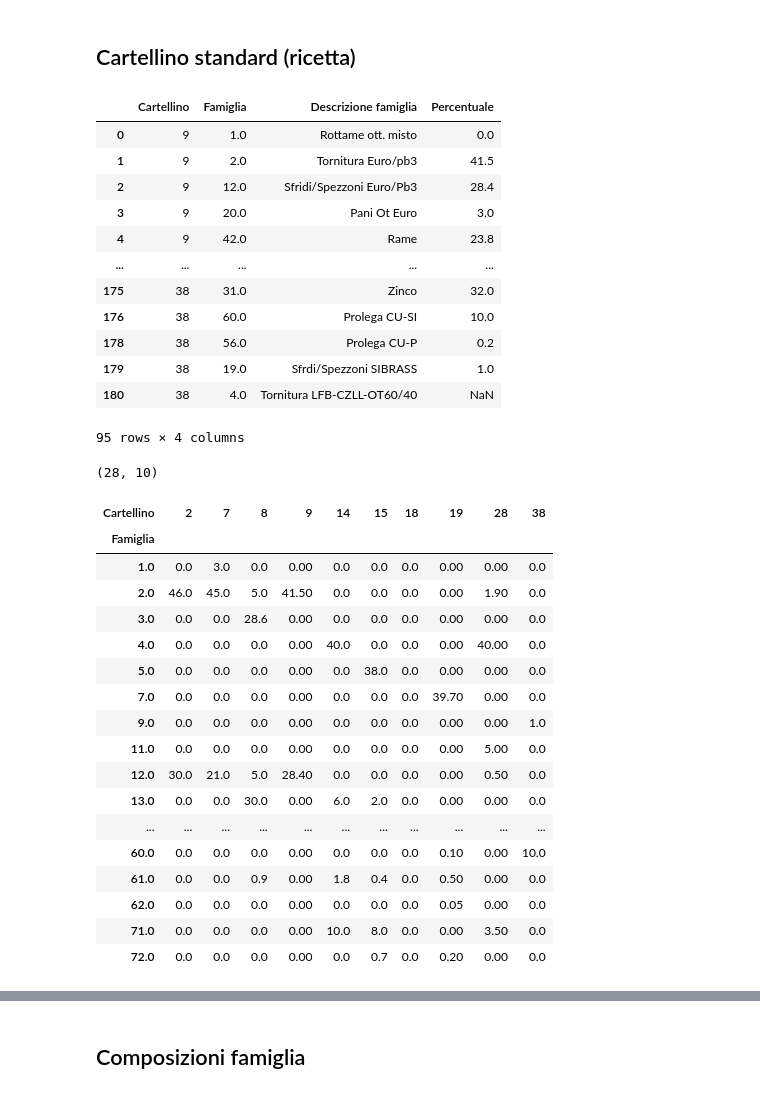
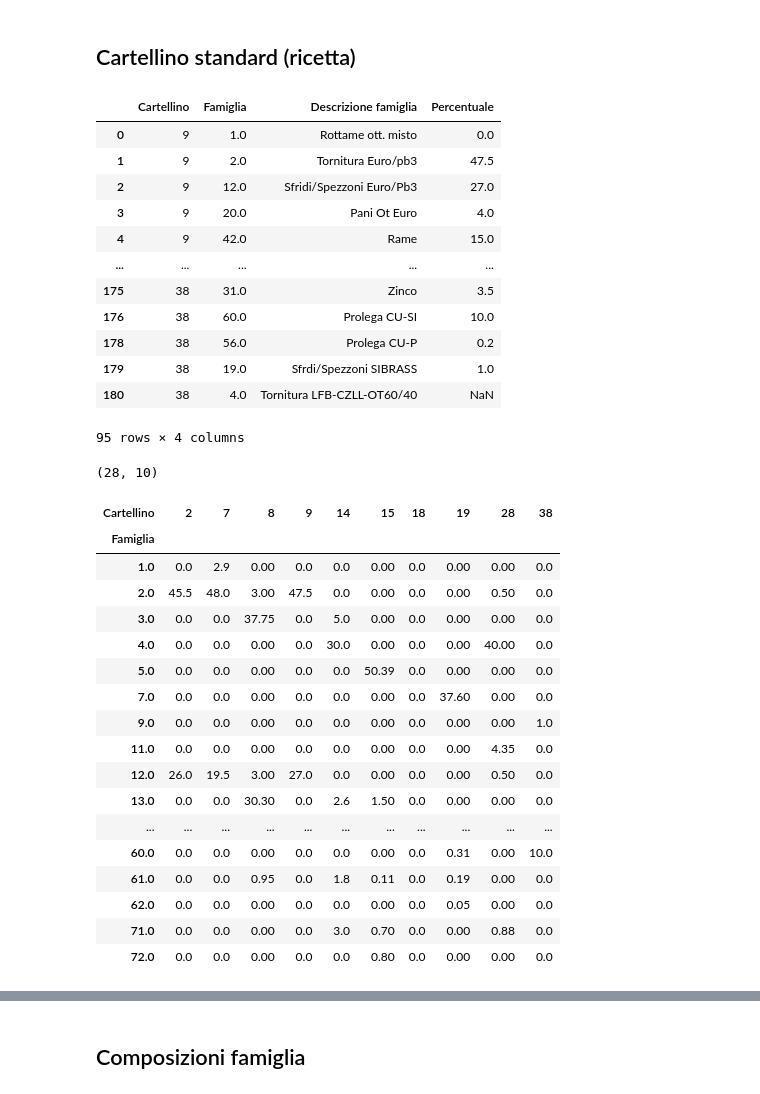
Before and after one commit to PicciMarioRegesta/almag.ottimizzazione-produzione, a Jupyter notebook: importazione.ipynb, the cells around one changed output, grey strips where cells are left out. Cells and saved outputs as stored; diff of their text form; code cells hidden in the pictures.

```diff
--- a/importazione.ipynb
+++ b/importazione.ipynb
@@ -21,5 +21,7 @@ prod_df_raw.head()
 | 3 | BIL04210 | Billette MS Pb2 Diam. 210 | 4 | 9 | 10405.8 |
 | 4 | BIL04330 | Billette MS Pb2 Diam. 330 CW617N | 4 | 9 | 990259.7 |
 # %%
-prod_df = prod_df_raw[['Cartellino', 'Quantita']].groupby('Cartellino').sum().sort_values(['Cartellino']).reset_index()
+prod_df = prod_df_raw[['Cartellino', 'Quantita']].groupby('Cartellino').sum().sort_values(['Cartellino'])
 prod_df
+
+# prod_df.to_clipboard(excel=True,sep='\t',  decimal=',')
@@ -63,5 +53,7 @@ cons_df_raw.head()
 # %%
-cons_df = cons_df_raw[['Famiglia', 'Quantità']].groupby('Famiglia').sum().sort_values(['Quantità']).sort_values(['Famiglia']).reset_index()
+cons_df = cons_df_raw[['Famiglia', 'Quantità']].groupby('Famiglia').sum().sort_values(['Quantità']).sort_values(['Famiglia'])
 cons_df['Quantità'] = cons_df['Quantità']*-1
 cons_df
+
+# cons_df.to_clipboard(excel=True,sep='\t',  decimal=',')
 # %% [output]
@@ -101,22 +93,24 @@ array([1.24738200e+06, 7.45912877e+07, 3.14792787e+06, 1.60764660e+06,
 # %%
 cart_df_raw = pd.read_excel(
     input_filepath,
-    sheet_name="Cartellino Standard"
+    sheet_name="Cartellino STANDARD Partenza",
+    # sheet_name="Cartellino consuntivo",
+    # header=1
 )
 
-cart_df_raw = cart_df_raw[cart_df_raw['Cartellino'].isin(prod_df['Cartellino'])]
-cart_df_raw = cart_df_raw[cart_df_raw['Famiglia'].isin(cons_df['Famiglia'])]
+cart_df_raw = cart_df_raw[cart_df_raw['Cartellino'].isin(prod_df.index)]
+cart_df_raw = cart_df_raw[cart_df_raw['Famiglia'].isin(cons_df.index)]
 
 cart_df_raw
 # %% [output]
 |  | Cartellino | Famiglia | Descrizione famiglia | Percentuale |
 | 0 | 9 | 1.0 | Rottame ott. misto | 0.0 |
-| 1 | 9 | 2.0 | Tornitura Euro/pb3 | 41.5 |
-| 2 | 9 | 12.0 | Sfridi/Spezzoni Euro/Pb3 | 28.4 |
-| 3 | 9 | 20.0 | Pani Ot Euro | 3.0 |
-| 4 | 9 | 42.0 | Rame | 23.8 |
+| 1 | 9 | 2.0 | Tornitura Euro/pb3 | 47.5 |
+| 2 | 9 | 12.0 | Sfridi/Spezzoni Euro/Pb3 | 27.0 |
+| 3 | 9 | 20.0 | Pani Ot Euro | 4.0 |
+| 4 | 9 | 42.0 | Rame | 15.0 |
 | ... | ... | ... | ... | ... |
-| 175 | 38 | 31.0 | Zinco | 32.0 |
+| 175 | 38 | 31.0 | Zinco | 3.5 |
 | 176 | 38 | 60.0 | Prolega CU-SI | 10.0 |
 | 178 | 38 | 56.0 | Prolega CU-P | 0.2 |
 | 179 | 38 | 19.0 | Sfrdi/Spezzoni SIBRASS | 1.0 |
@@ -131,26 +125,28 @@ cart_df = cart_df_raw[['Cartellino', 'Famiglia', 'Percentuale']].reset_index().p
 
 print(cart_df.shape)
 cart_df
+
+# cart_df.to_clipboard(excel=True,sep='\t',  decimal=',')
 # %% [output]
 (28, 10)
 | Cartellino | 2 | 7 | 8 | 9 | 14 | 15 | 18 | 19 | 28 | 38 |
 | Famiglia |  |  |  |  |  |  |  |  |  |  |
-| 1.0 | 0.0 | 3.0 | 0.0 | 0.00 | 0.0 | 0.0 | 0.0 | 0.00 | 0.00 | 0.0 |
-| 2.0 | 46.0 | 45.0 | 5.0 | 41.50 | 0.0 | 0.0 | 0.0 | 0.00 | 1.90 | 0.0 |
-| 3.0 | 0.0 | 0.0 | 28.6 | 0.00 | 0.0 | 0.0 | 0.0 | 0.00 | 0.00 | 0.0 |
-| 4.0 | 0.0 | 0.0 | 0.0 | 0.00 | 40.0 | 0.0 | 0.0 | 0.00 | 40.00 | 0.0 |
-| 5.0 | 0.0 | 0.0 | 0.0 | 0.00 | 0.0 | 38.0 | 0.0 | 0.00 | 0.00 | 0.0 |
-| 7.0 | 0.0 | 0.0 | 0.0 | 0.00 | 0.0 | 0.0 | 0.0 | 39.70 | 0.00 | 0.0 |
-| 9.0 | 0.0 | 0.0 | 0.0 | 0.00 | 0.0 | 0.0 | 0.0 | 0.00 | 0.00 | 1.0 |
-| 11.0 | 0.0 | 0.0 | 0.0 | 0.00 | 0.0 | 0.0 | 0.0 | 0.00 | 5.00 | 0.0 |
-| 12.0 | 30.0 | 21.0 | 5.0 | 28.40 | 0.0 | 0.0 | 0.0 | 0.00 | 0.50 | 0.0 |
-| 13.0 | 0.0 | 0.0 | 30.0 | 0.00 | 6.0 | 2.0 | 0.0 | 0.00 | 0.00 | 0.0 |
+| 1.0 | 0.0 | 2.9 | 0.00 | 0.0 | 0.0 | 0.00 | 0.0 | 0.00 | 0.00 | 0.0 |
+| 2.0 | 45.5 | 48.0 | 3.00 | 47.5 | 0.0 | 0.00 | 0.0 | 0.00 | 0.50 | 0.0 |
+| 3.0 | 0.0 | 0.0 | 37.75 | 0.0 | 5.0 | 0.00 | 0.0 | 0.00 | 0.00 | 0.0 |
+| 4.0 | 0.0 | 0.0 | 0.00 | 0.0 | 30.0 | 0.00 | 0.0 | 0.00 | 40.00 | 0.0 |
+| 5.0 | 0.0 | 0.0 | 0.00 | 0.0 | 0.0 | 50.39 | 0.0 | 0.00 | 0.00 | 0.0 |
+| 7.0 | 0.0 | 0.0 | 0.00 | 0.0 | 0.0 | 0.00 | 0.0 | 37.60 | 0.00 | 0.0 |
+| 9.0 | 0.0 | 0.0 | 0.00 | 0.0 | 0.0 | 0.00 | 0.0 | 0.00 | 0.00 | 1.0 |
+| 11.0 | 0.0 | 0.0 | 0.00 | 0.0 | 0.0 | 0.00 | 0.0 | 0.00 | 4.35 | 0.0 |
+| 12.0 | 26.0 | 19.5 | 3.00 | 27.0 | 0.0 | 0.00 | 0.0 | 0.00 | 0.50 | 0.0 |
+| 13.0 | 0.0 | 0.0 | 30.30 | 0.0 | 2.6 | 1.50 | 0.0 | 0.00 | 0.00 | 0.0 |
 | ... | ... | ... | ... | ... | ... | ... | ... | ... | ... | ... |
-| 60.0 | 0.0 | 0.0 | 0.0 | 0.00 | 0.0 | 0.0 | 0.0 | 0.10 | 0.00 | 10.0 |
-| 61.0 | 0.0 | 0.0 | 0.9 | 0.00 | 1.8 | 0.4 | 0.0 | 0.50 | 0.00 | 0.0 |
-| 62.0 | 0.0 | 0.0 | 0.0 | 0.00 | 0.0 | 0.0 | 0.0 | 0.05 | 0.00 | 0.0 |
-| 71.0 | 0.0 | 0.0 | 0.0 | 0.00 | 10.0 | 8.0 | 0.0 | 0.00 | 3.50 | 0.0 |
-| 72.0 | 0.0 | 0.0 | 0.0 | 0.00 | 0.0 | 0.7 | 0.0 | 0.20 | 0.00 | 0.0 |
+| 60.0 | 0.0 | 0.0 | 0.00 | 0.0 | 0.0 | 0.00 | 0.0 | 0.31 | 0.00 | 10.0 |
+| 61.0 | 0.0 | 0.0 | 0.95 | 0.0 | 1.8 | 0.11 | 0.0 | 0.19 | 0.00 | 0.0 |
+| 62.0 | 0.0 | 0.0 | 0.00 | 0.0 | 0.0 | 0.00 | 0.0 | 0.05 | 0.00 | 0.0 |
+| 71.0 | 0.0 | 0.0 | 0.00 | 0.0 | 3.0 | 0.70 | 0.0 | 0.00 | 0.88 | 0.0 |
+| 72.0 | 0.0 | 0.0 | 0.00 | 0.0 | 0.0 | 0.80 | 0.0 | 0.00 | 0.00 | 0.0 |
 # %%
 ricette = np.array(cart_df).flatten()/100
 ricette
```
Also changed, not shown: parts of 10 cells of this notebook, 2 other files.
